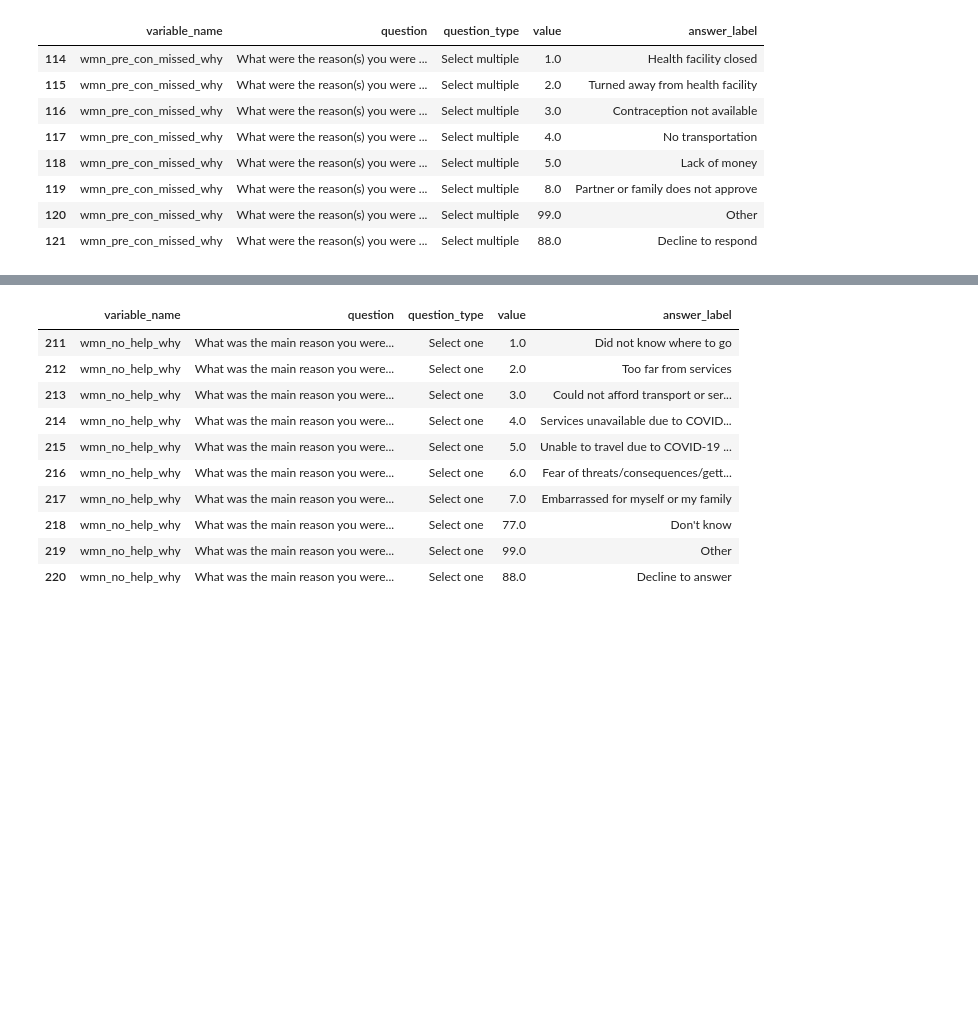
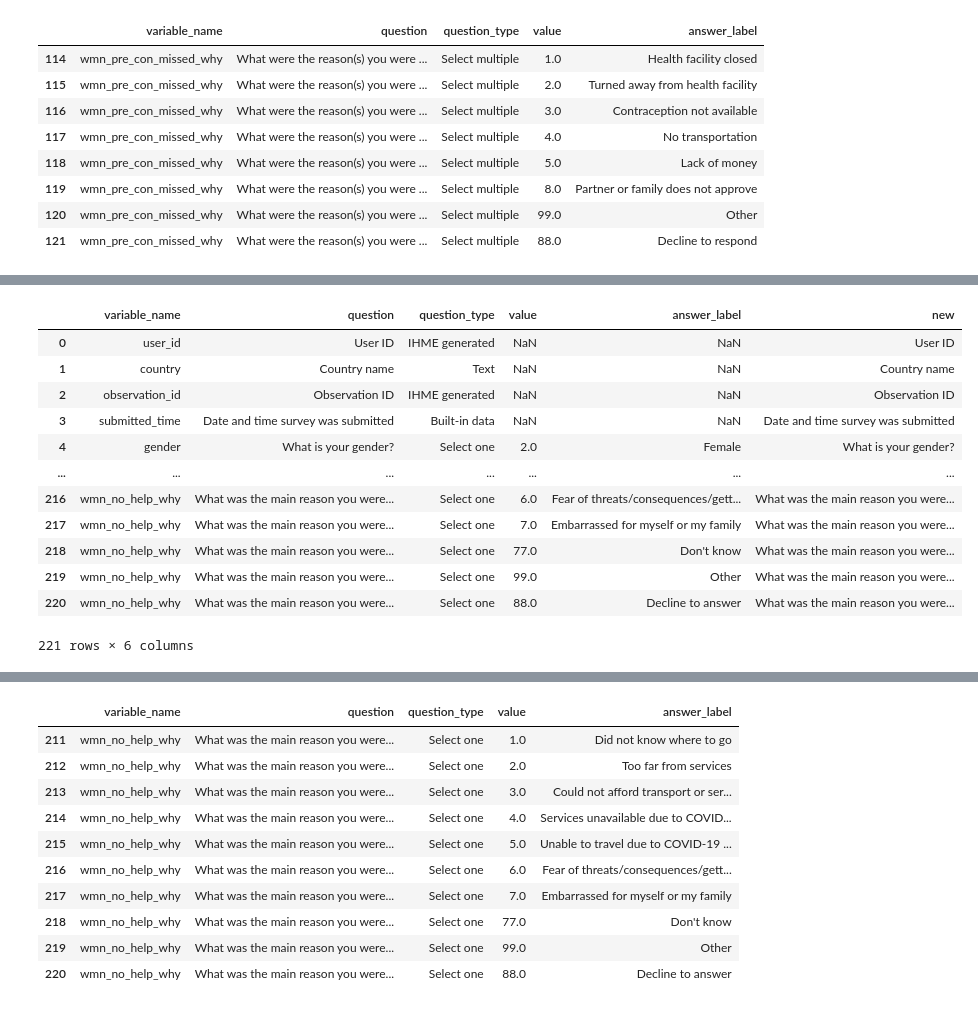
Before and after one commit to hgf700/Lessons_About_Data, a Jupyter notebook: Lab1/Untitled.ipynb, the cells around one changed output, grey strips where cells are left out. Cells and saved outputs as stored; diff of their text form; code cells hidden in the pictures; blank space fills up the shorter version.

```diff
--- a/Lab1/Untitled.ipynb
+++ b/Lab1/Untitled.ipynb
@@ -202,0 +223,19 @@ df[(df["question"]=="What is your gender")  & (df["value"]==2.0) & (df["answer_l
+# %%
+# utworz kolumne˛ na podstawie istnieja˛cych
+
+df["new"]=pd.DataFrame(df['question'])
+df
+# %% [output]
+|  | variable_name | question | question_type | value | answer_label | new |
+| 0 | user_id | User ID | IHME generated | NaN | NaN | User ID |
+| 1 | country | Country name | Text | NaN | NaN | Country name |
+| 2 | observation_id | Observation ID | IHME generated | NaN | NaN | Observation ID |
+| 3 | submitted_time | Date and time survey was submitted | Built-in data | NaN | NaN | Date and time survey was submitted |
+| 4 | gender | What is your gender? | Select one | 2.0 | Female | What is your gender? |
+| ... | ... | ... | ... | ... | ... | ... |
+| 216 | wmn_no_help_why | What was the main reason you were... | Select one | 6.0 | Fear of threats/consequences/gett... | What was the main reason you were... |
+| 217 | wmn_no_help_why | What was the main reason you were... | Select one | 7.0 | Embarrassed for myself or my family | What was the main reason you were... |
+| 218 | wmn_no_help_why | What was the main reason you were... | Select one | 77.0 | Don't know | What was the main reason you were... |
+| 219 | wmn_no_help_why | What was the main reason you were... | Select one | 99.0 | Other | What was the main reason you were... |
+| 220 | wmn_no_help_why | What was the main reason you were... | Select one | 88.0 | Decline to answer | What was the main reason you were... |
+221 rows × 6 columns
```
Also changed, not shown: parts of 12 cells of this notebook, 1 other file.
